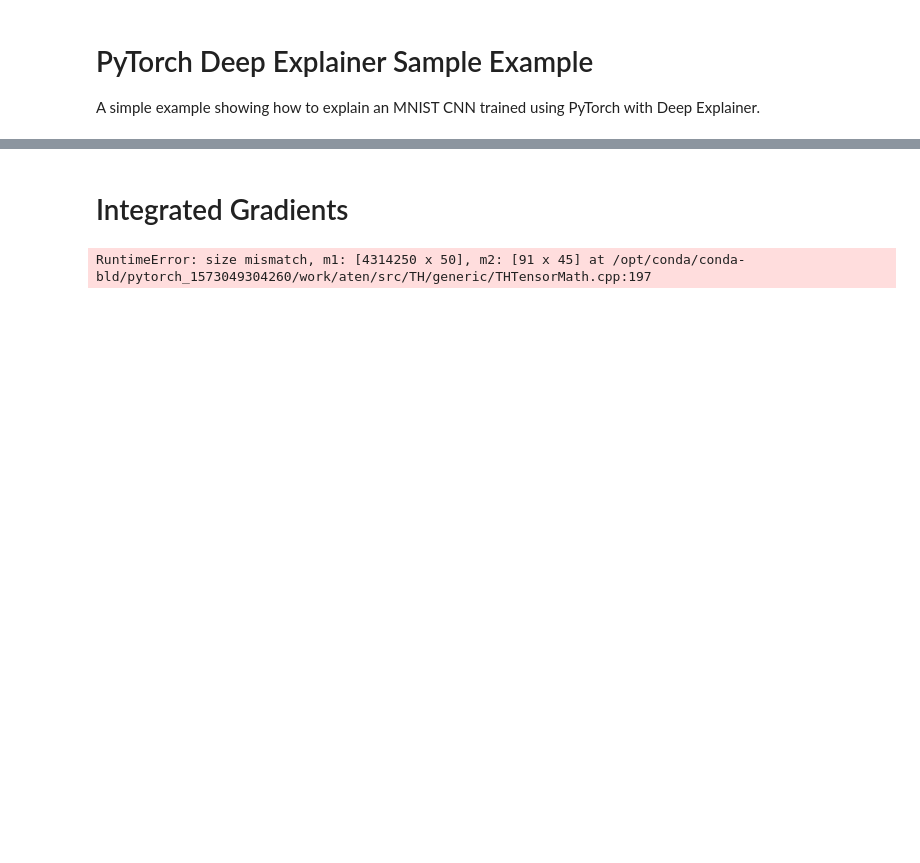
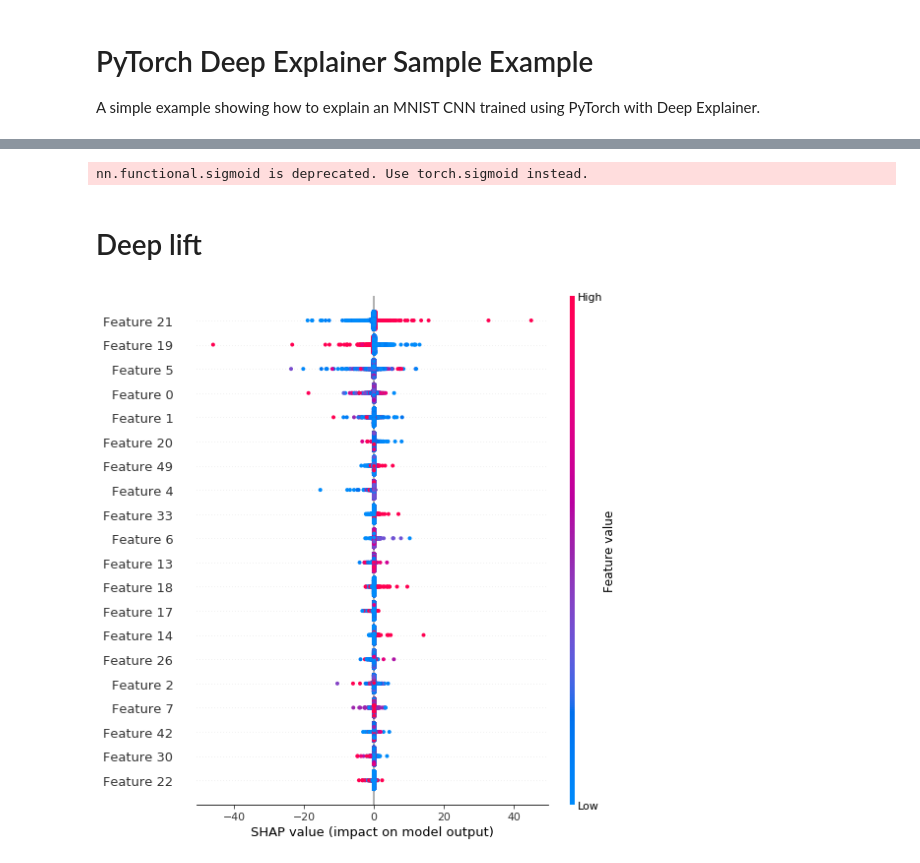
Before and after one commit to akashkm99/Socure-ML-Interpretability, a Jupyter notebook: captum.ipynb, the cells around one changed output, grey strips where cells are left out. Cells and saved outputs as stored; diff of their text form; code cells hidden in the pictures; blank space fills up the shorter version.

Commit message:
added shap, causal reasoning, deeplift

```diff
--- a/captum.ipynb
+++ b/captum.ipynb
@@ -61,4 +101,24 @@ X_test_embed = model.embedding_forward(X_test).detach().float()
+# %%
+model.continuous = False
+expectedVal = model.forward(torch.Tensor(baseline[None, :])).detach().numpy()[0]
+baseline_tensor = torch.Tensor(np.tile(baseline[None, :], [X.shape[0],1]))
+
+baseline_embed = model.embedding_forward(baseline_tensor)
+# %% [output]
+nn.functional.sigmoid is deprecated. Use torch.sigmoid instead.
+# %%
+embeddingIdx = np.cumsum(model.embedding_output_sizes)
+embeddingIdx = np.hstack((0, embeddingIdx))
+
+def merge_categorical(shap_values):
+    final_shap = []
+    for i in range(len(embeddingIdx)-1):
+        shapval = np.sum(shap_values[:, embeddingIdx[i]:embeddingIdx[i+1]], axis=1)[:, None]
+        final_shap.append(shapval)
+    final_shap.append(shap_values[:, embeddingIdx[-1]:])
+    # for i in final_shap:
+    #     print(i.shape)
+    final_shap = np.concatenate(final_shap, axis=1)
+    return final_shap
 # %%
 model.continuous = True
-# %% [markdown]
-# Integrated Gradients
@@ -67,4 +125,11 @@ ig = IntegratedGradients(model)
+# %% [markdown]
+# Deep lift
 # %%
-attributions, delta = ig.attribute(X_test, torch.zeros(X_test.size()), target=0, return_convergence_delta=True)
+dl = DeepLift(model)
+attributions, delta = dl.attribute(X_test_embed, baseline_embed, target=0, return_convergence_delta=True)
-# %% [output]
-RuntimeError: size mismatch, m1: [4314250 x 50], m2: [91 x 45] at /opt/conda/conda-bld/pytorch_1573049304260/work/aten/src/TH/generic/THTensorMath.cpp:197
+# %%
+deeplift_attributions = merge_categorical(attributions.detach().numpy())
+# %%
+shap.summary_plot(deeplift_attributions, X)
+# %% [output]
+[figure, added]
```
Also changed, not shown: parts of 17 cells of this notebook, 2 other files.
